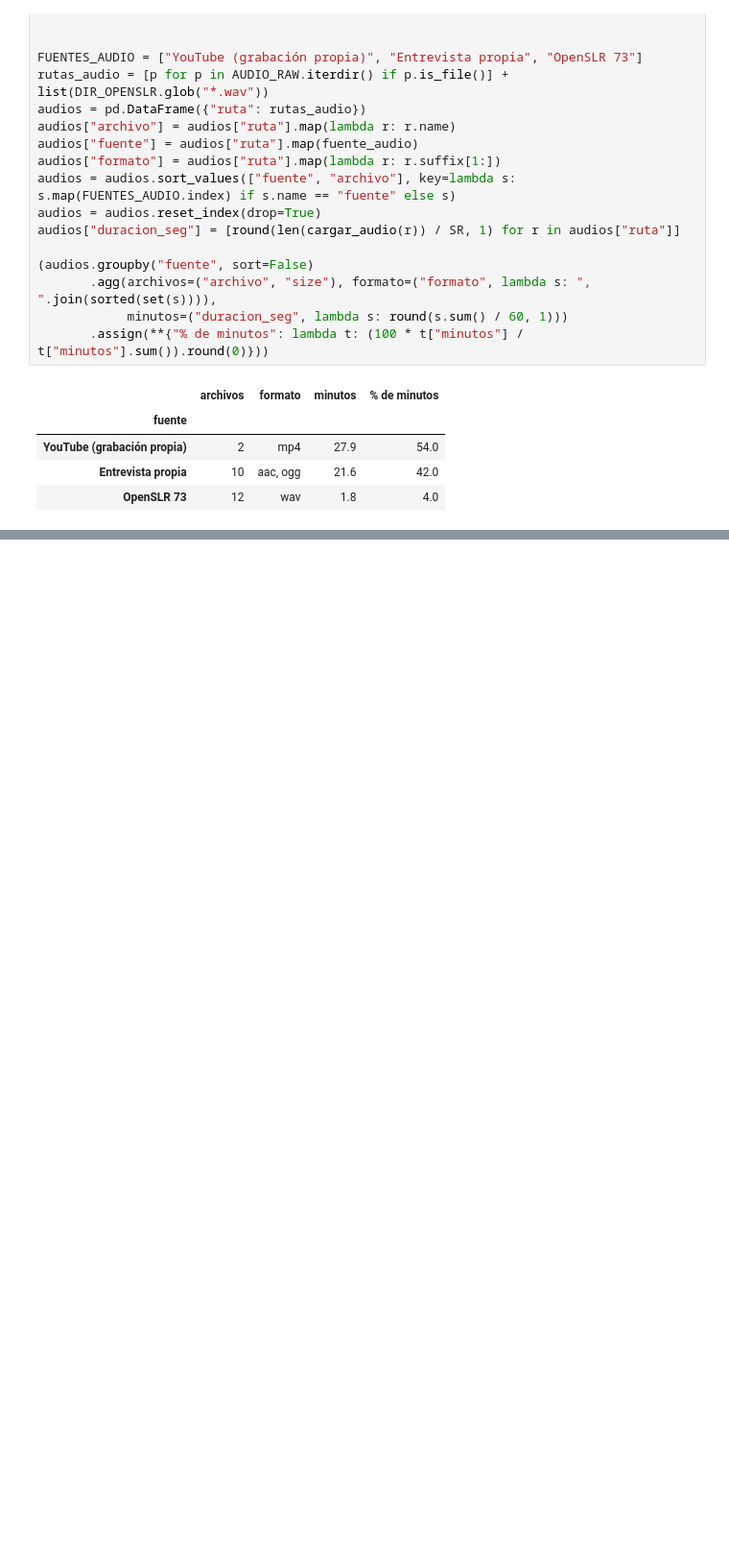
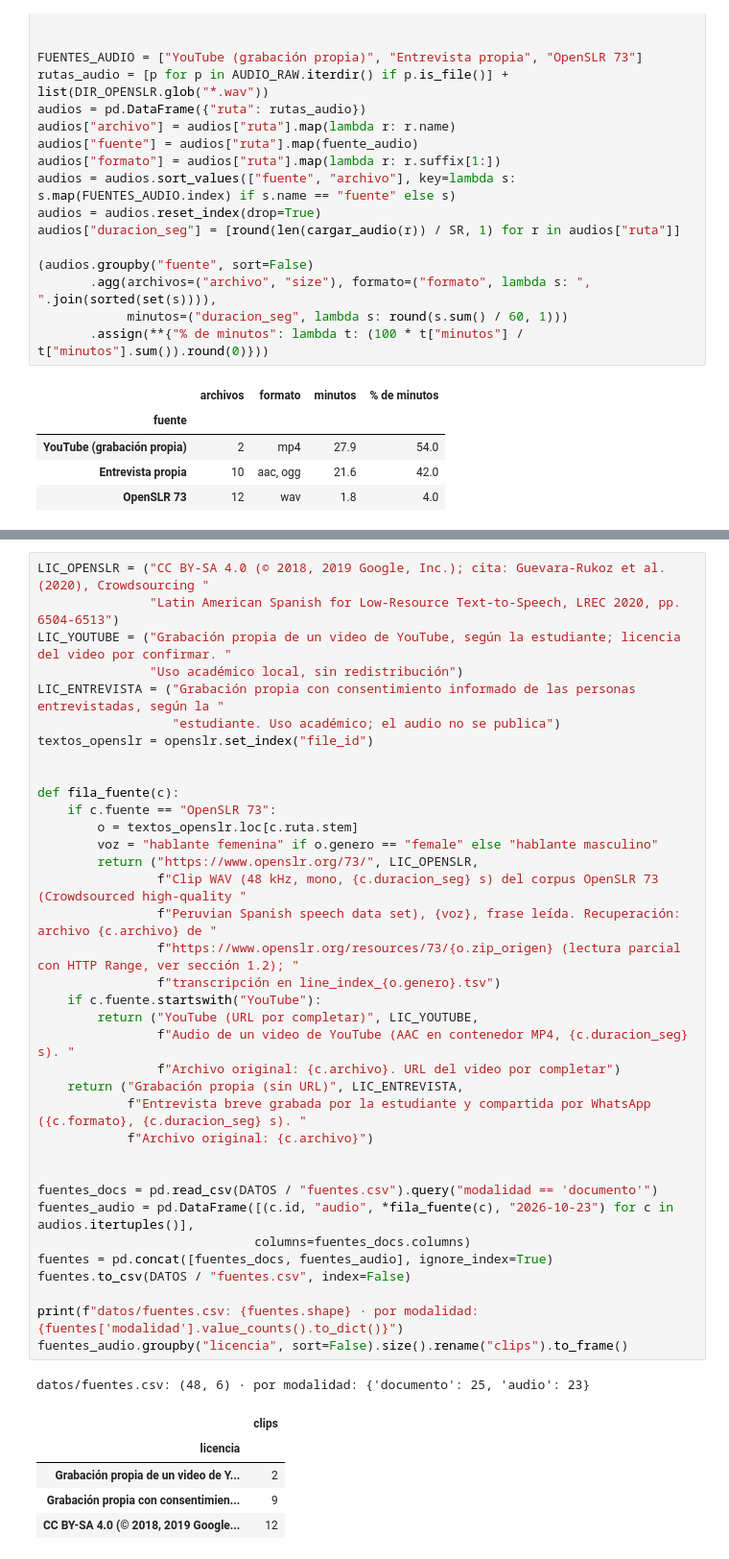
Before and after one commit to IvettexMamani/diplomado-python-2026, a Jupyter notebook: tarea_2/01_extraccion.ipynb, the cells around one changed output, grey strips where cells are left out. Shown at 96% size. Saved outputs shown, nothing was run; the diff lists cells and outputs as text; blank space fills up the shorter version.

```diff
--- a/tarea_2/01_extraccion.ipynb
+++ b/tarea_2/01_extraccion.ipynb
@@ -327,0 +365,43 @@ audios["duracion_seg"] = [round(len(cargar_audio(r)) / SR, 1) for r in audios["r
+# %%
+LIC_OPENSLR = ("CC BY-SA 4.0 (© 2018, 2019 Google, Inc.); cita: Guevara-Rukoz et al. (2020), Crowdsourcing "
+               "Latin American Spanish for Low-Resource Text-to-Speech, LREC 2020, pp. 6504-6513")
+LIC_YOUTUBE = ("Grabación propia de un video de YouTube, según la estudiante; licencia del video por confirmar. "
+               "Uso académico local, sin redistribución")
+LIC_ENTREVISTA = ("Grabación propia con consentimiento informado de las personas entrevistadas, según la "
+                  "estudiante. Uso académico; el audio no se publica")
+textos_openslr = openslr.set_index("file_id")
+
+
+def fila_fuente(c):
+    if c.fuente == "OpenSLR 73":
+        o = textos_openslr.loc[c.ruta.stem]
+        voz = "hablante femenina" if o.genero == "female" else "hablante masculino"
+        return ("https://www.openslr.org/73/", LIC_OPENSLR,
+                f"Clip WAV (48 kHz, mono, {c.duracion_seg} s) del corpus OpenSLR 73 (Crowdsourced high-quality "
+                f"Peruvian Spanish speech data set), {voz}, frase leída. Recuperación: archivo {c.archivo} de "
+                f"https://www.openslr.org/resources/73/{o.zip_origen} (lectura parcial con HTTP Range, ver sección 1.2); "
+                f"transcripción en line_index_{o.genero}.tsv")
+    if c.fuente.startswith("YouTube"):
+        return ("YouTube (URL por completar)", LIC_YOUTUBE,
+                f"Audio de un video de YouTube (AAC en contenedor MP4, {c.duracion_seg} s). "
+                f"Archivo original: {c.archivo}. URL del video por completar")
+    return ("Grabación propia (sin URL)", LIC_ENTREVISTA,
+            f"Entrevista breve grabada por la estudiante y compartida por WhatsApp ({c.formato}, {c.duracion_seg} s). "
+            f"Archivo original: {c.archivo}")
+
+
+fuentes_docs = pd.read_csv(DATOS / "fuentes.csv").query("modalidad == 'documento'")
+fuentes_audio = pd.DataFrame([(c.id, "audio", *fila_fuente(c), "2026-10-23") for c in audios.itertuples()],
+                             columns=fuentes_docs.columns)
+fuentes = pd.concat([fuentes_docs, fuentes_audio], ignore_index=True)
+fuentes.to_csv(DATOS / "fuentes.csv", index=False)
+
+print(f"datos/fuentes.csv: {fuentes.shape} · por modalidad: {fuentes['modalidad'].value_counts().to_dict()}")
+fuentes_audio.groupby("licencia", sort=False).size().rename("clips").to_frame()
+# %% [output]
+datos/fuentes.csv: (48, 6) · por modalidad: {'documento': 25, 'audio': 23}
+|  | clips |
+| licencia |  |
+| Grabación propia de un video de Y... | 2 |
+| Grabación propia con consentimien... | 9 |
+| CC BY-SA 4.0 (© 2018, 2019 Google... | 12 |
```
Also changed, not shown: parts of 3 cells of this notebook, 1 other file.
